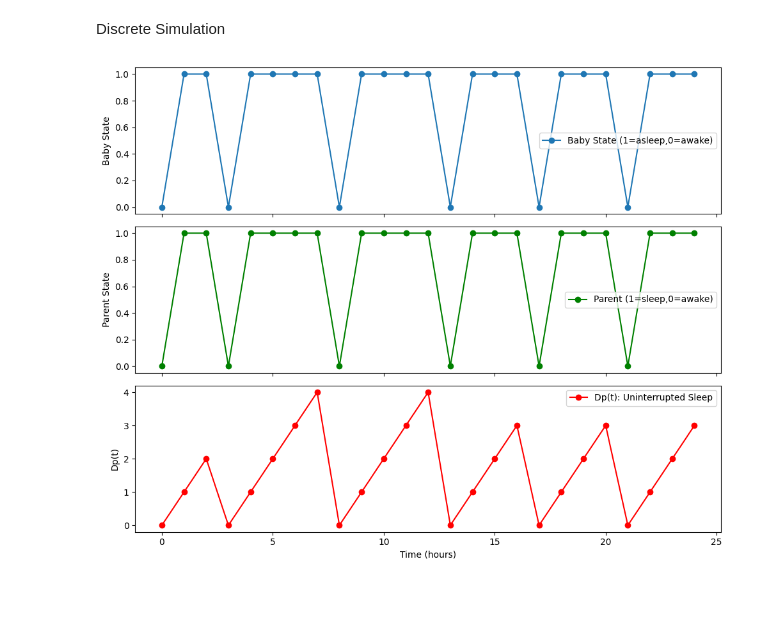
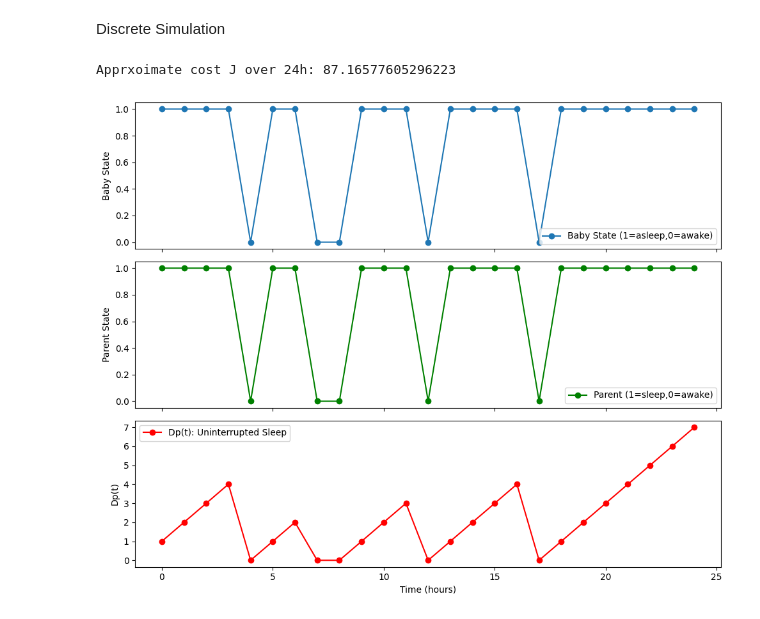
Before and after one commit to sophieharman/Volume-4-ParentSleep, a Jupyter notebook: CostFunctional.ipynb, the cells around one changed output. Drawn from its saved outputs; the diff is of its cells as text; code cells hidden in the pictures.

Commit message:
running calculation of cost integral

```diff
--- a/CostFunctional.ipynb
+++ b/CostFunctional.ipynb
@@ -16,6 +16,11 @@ Globals and Helpers
 
 total_eps = 0.0    # For tracking baby state randomness
 sleep_tracker = [] # For storing the parent's sleep/awake state at each time step
+
+# constants for cost calculation
+K = 1.0 # factor for the denominator
+alpha = 0.5 # scales Z(t)
+delta_t = 1.0 # discrete time step (hours)
 
 def eps_tracker(eps):
     """
@@ -79,7 +84,11 @@ def w(t):
     """
     Placeholder function: Work or childcare obligations at time t.
     """
-    return 0
+    return 0.0
+
+def Z(t):
+    """Random baby-driven disruptions or unpredictablity (placeholder)"""
+    return np.random.normal(0, 0.1)
 
 def u_control(t, baby_state):
     """
@@ -123,7 +132,7 @@ def Np(time_index):
     Return the number of distinct 'sleep intervals' from t0 up to time_index.
     We'll increment count each time we see a 0->1 transition in sleep_tracker.
     """
-    if time_index < 0:
+    if time_index <= 0:
         return 0
     num_naps = 0
     for i in range(1, time_index+1):
@@ -152,6 +161,9 @@ def simulate_day(dt=1, T=24):
     dp_vals = []
     np_vals = []
 
+    # We'll accumulate the discrete cost here
+    cost_value = 0.0
+
     for i, t in enumerate(t_vals):
         # Accumulate epsilon:
         e = eps_tracker(eps_shifts[i])
@@ -165,30 +177,40 @@ def simulate_day(dt=1, T=24):
         parent_states.append(u_val)
 
         # now that we have updated sleep_tracker, we can compute Dp, Np:
-        dp_vals.append(Dp(i))
-        np_vals.append(Np(i))
+        cur_dp = Dp(i)
+        cur_np = Np(i)
+        dp_vals.append(cur_dp)
+        np_vals.append(cur_np)
 
-    return t_vals, baby_states, parent_states, dp_vals, np_vals
+        # Evaluate the integrand for the cost at this discrete step
+        denom = K*(cur_np if cur_np>0 else 1)
+        integrand = b_state * (cur_dp**2 / denom) - w(t) + alpha*Z(t)
+        cost_value += integrand * dt
+
+    return t_vals, baby_states, parent_states, dp_vals, np_vals, cost_value
 # %%
-t_vals, baby, parent, dp_vals, np_vals = simulate_day(dt=1, T=24)
+t_vals, baby, parent, dp_vals, np_vals, cost_est = simulate_day(dt=1, T=24)
+
+print(f"Apprxoimate cost J over 24h: {cost_est}")
 
 # Plot results
 fig, ax = plt.subplots(3, 1, figsize=(10, 8), sharex=True)
 
 ax[0].plot(t_vals, baby, marker='o', label='Baby State (1=asleep,0=awake)')
 ax[0].set_ylabel('Baby State')
 ax[0].legend()
 
 ax[1].plot(t_vals, parent, marker='o', color='g', label='Parent (1=sleep,0=awake)')
 ax[1].set_ylabel('Parent State')
 ax[1].legend()
 
 ax[2].plot(t_vals, dp_vals, marker='o', color='r', label='Dp(t): Uninterrupted Sleep')
 ax[2].set_ylabel('Dp(t)')
 ax[2].set_xlabel('Time (hours)')
 ax[2].legend()
 
 plt.tight_layout()
 plt.show()
 # %% [output]
+Apprxoimate cost J over 24h: 87.16577605296223
-[figure, old version]
+[figure, new version]
```
Also changed, not shown: parts of 2 cells of this notebook.
